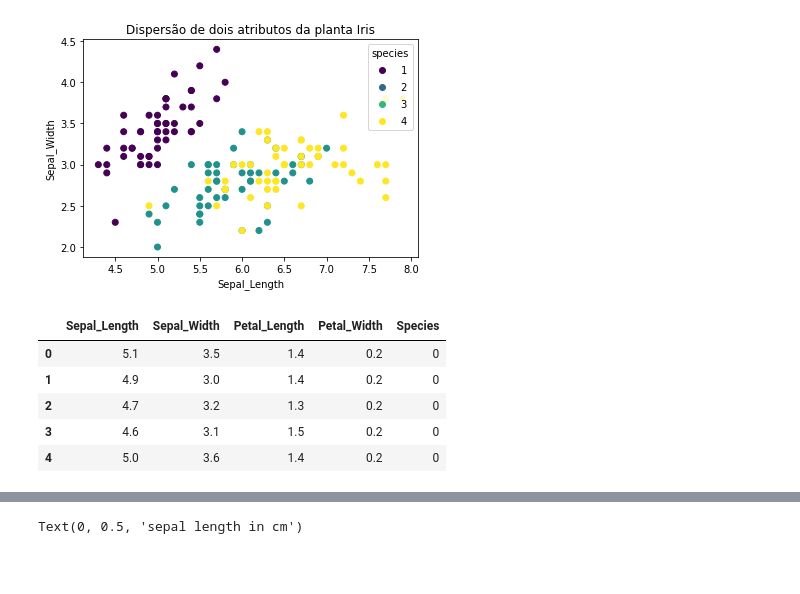
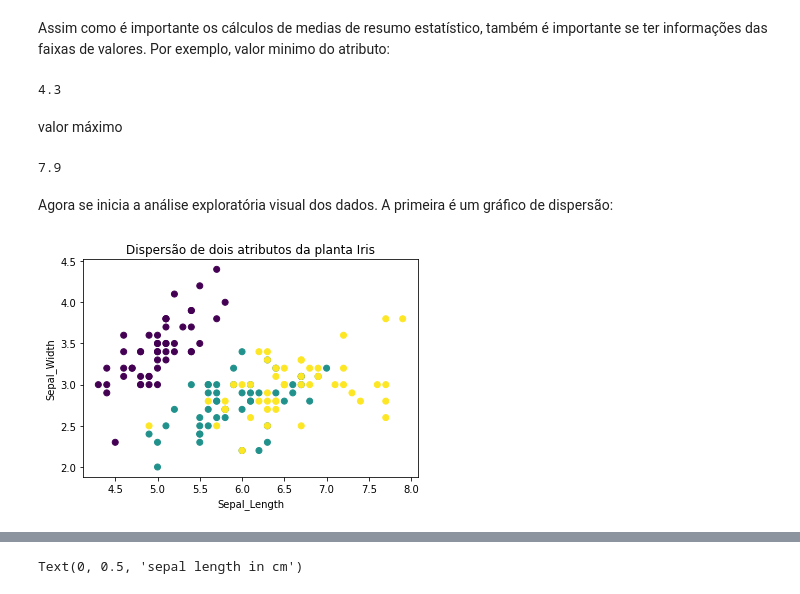
Before and after one commit to leusto/ciencia_de_dados, a Jupyter notebook: exploratory_analysis.ipynb, the cells around one changed output, grey strips where cells are left out. Drawn from its saved outputs; the diff is of its cells as text; code cells hidden in the pictures; blank space fills up the shorter version.

```diff
--- a/exploratory_analysis.ipynb
+++ b/exploratory_analysis.ipynb
@@ -8,30 +198,29 @@ iris = datasets.load_iris()
+# %% [markdown]
+Assim como é importante os cálculos de medias de resumo estatístico, também é importante se ter informações das faixas de valores. Por exemplo, valor minimo do atributo:
+# %%
+sl_min = np.min(sl)
+print(sl_min)
+# %% [output]
+4.3
+# %% [markdown]
+valor máximo
+# %%
+sl_max = np.max(sl)
+print(sl_max)
+# %% [output]
+7.9
+# %% [markdown]
+Agora se inicia a análise exploratória visual dos dados. A primeira é um gráfico de dispersão:
 # %%
 X = iris.data[:, :4]
 y = iris.target
 plt.scatter(X[:, 0], X[:, 1], c=y, label=y)
 plt.title("Dispersão de dois atributos da planta Iris")
 plt.xlabel("Sepal_Length")
 plt.ylabel("Sepal_Width")
-plt.legend(*scatter.legend_elements(),loc="upper right", title="species")
 plt.show()
 # %% [output]
-[figure, old version]
+[figure, new version]
 # %%
 iris_df = datasets.load_iris(return_X_y=True, as_frame=True)
-# %%
-iris = datasets.load_iris()
-X = pd.DataFrame(iris.data[:, :4])
-y = pd.DataFrame(iris.target)
-iris_df = pd.concat([X,y], axis=1)
-iris_df
-iris_df.columns = ['Sepal_Length','Sepal_Width','Petal_Length','Petal_Width','Species']
-
-iris_df.head()
-# %% [output]
-|  | Sepal_Length | Sepal_Width | Petal_Length | Petal_Width | Species |
-| 0 | 5.1 | 3.5 | 1.4 | 0.2 | 0 |
-| 1 | 4.9 | 3.0 | 1.4 | 0.2 | 0 |
-| 2 | 4.7 | 3.2 | 1.3 | 0.2 | 0 |
-| 3 | 4.6 | 3.1 | 1.5 | 0.2 | 0 |
-| 4 | 5.0 | 3.6 | 1.4 | 0.2 | 0 |
 # %%
```
Also changed, not shown: parts of 70 cells of this notebook.
